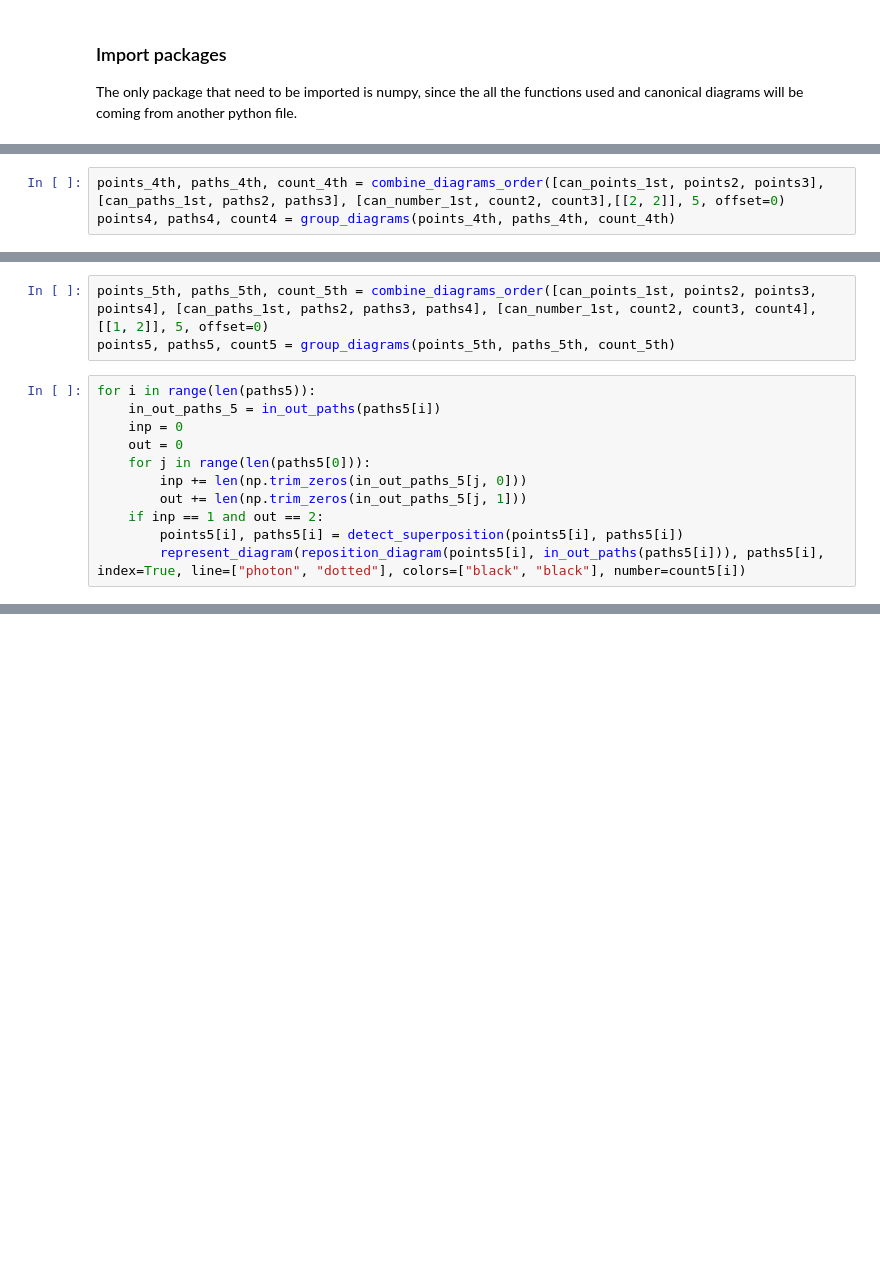
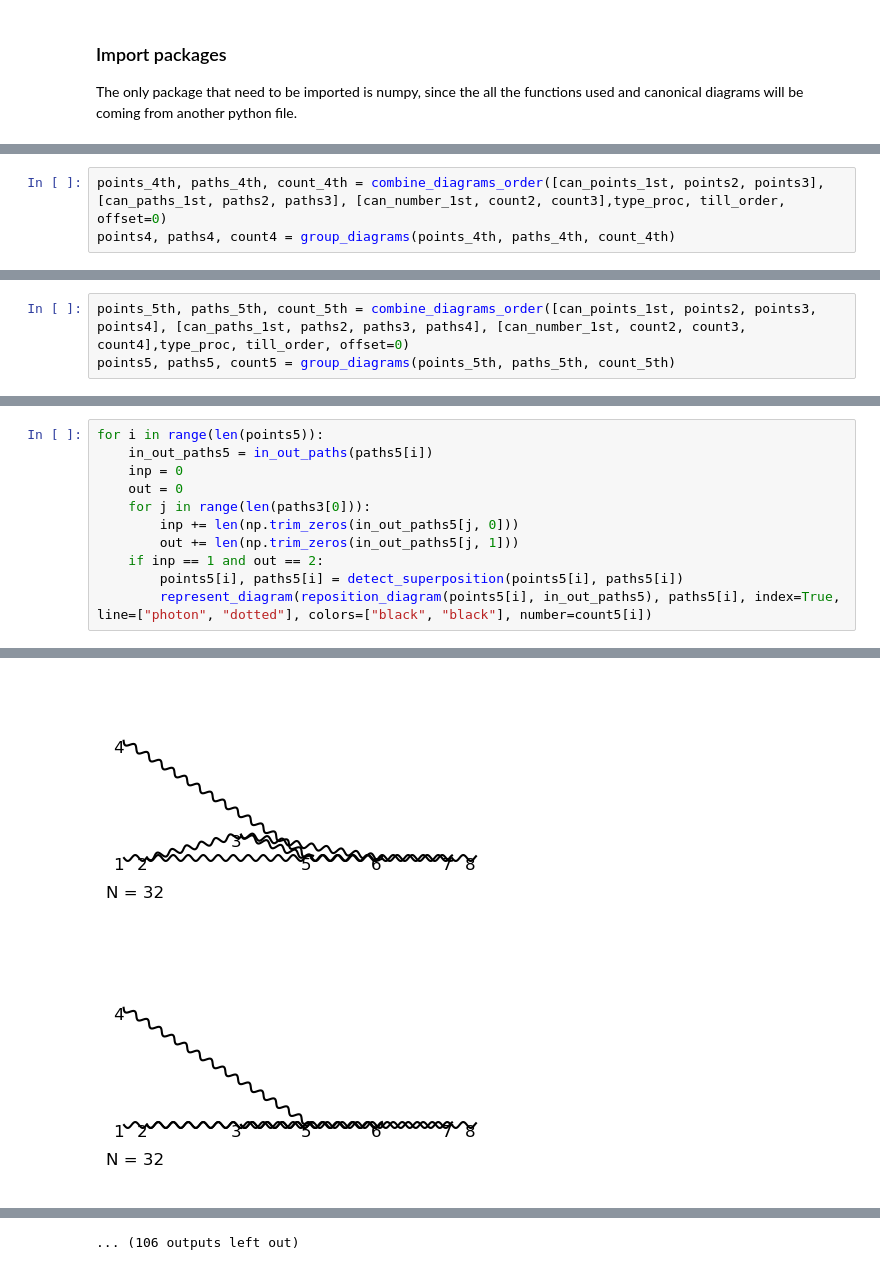
Before and after one commit to liuzhuozhuo/edp-renormalization, a Jupyter notebook: python/gluons.ipynb, the cells around one changed output, grey strips where cells are left out. Saved outputs shown, nothing was run; the diff lists cells and outputs as text; blank space fills up the shorter version.

```diff
--- a/python/gluons.ipynb
+++ b/python/gluons.ipynb
@@ -26,3 +68,3 @@ points3, paths3, count3 = group_diagrams(points_3rd, paths_3rd, count_3rd)
 # %%
-points_4th, paths_4th, count_4th = combine_diagrams_order([can_points_1st, points2, points3], [can_paths_1st, paths2, paths3], [can_number_1st, count2, count3],[[2, 2]], 5, offset=0)
+points_4th, paths_4th, count_4th = combine_diagrams_order([can_points_1st, points2, points3], [can_paths_1st, paths2, paths3], [can_number_1st, count2, count3],type_proc, till_order, offset=0)
 points4, paths4, count4 = group_diagrams(points_4th, paths_4th, count_4th)
@@ -29,14 +75,3 @@ points4, paths4, count4 = group_diagrams(points_4th, paths_4th, count_4th)
 # %%
-points_5th, paths_5th, count_5th = combine_diagrams_order([can_points_1st, points2, points3, points4], [can_paths_1st, paths2, paths3, paths4], [can_number_1st, count2, count3, count4],[[1, 2]], 5, offset=0)
+points_5th, paths_5th, count_5th = combine_diagrams_order([can_points_1st, points2, points3, points4], [can_paths_1st, paths2, paths3, paths4], [can_number_1st, count2, count3, count4],type_proc, till_order, offset=0)
 points5, paths5, count5 = group_diagrams(points_5th, paths_5th, count_5th)
-# %%
-for i in range(len(paths5)):
-    in_out_paths_5 = in_out_paths(paths5[i])
-    inp = 0
-    out = 0
-    for j in range(len(paths5[0])):
-        inp += len(np.trim_zeros(in_out_paths_5[j, 0]))
-        out += len(np.trim_zeros(in_out_paths_5[j, 1]))
-    if inp == 1 and out == 2:
-        points5[i], paths5[i] = detect_superposition(points5[i], paths5[i])
-        represent_diagram(reposition_diagram(points5[i], in_out_paths(paths5[i])), paths5[i], index=True, line=["photon", "dotted"], colors=["black", "black"], number=count5[i])
@@ -56,0 +78,12 @@ for i in range(len(paths5)):
+# %%
+for i in range(len(points5)):
+    in_out_paths5 = in_out_paths(paths5[i])
+    inp = 0
+    out = 0
+    for j in range(len(paths3[0])):
+        inp += len(np.trim_zeros(in_out_paths5[j, 0]))
+        out += len(np.trim_zeros(in_out_paths5[j, 1]))
+    if inp == 1 and out == 2:
+        points5[i], paths5[i] = detect_superposition(points5[i], paths5[i])
+        represent_diagram(reposition_diagram(points5[i], in_out_paths5), paths5[i], index=True, line=["photon", "dotted"], colors=["black", "black"], number=count5[i])
+# %% [output]
@@ -56,0 +92,2 @@ for i in range(len(paths5)):
+[figure, added]
+[figure, added]
@@ -56,0 +102 @@ for i in range(len(paths5)):
+... (106 outputs left out)
```
Also changed, not shown: parts of 12 cells of this notebook, 1 other file.
